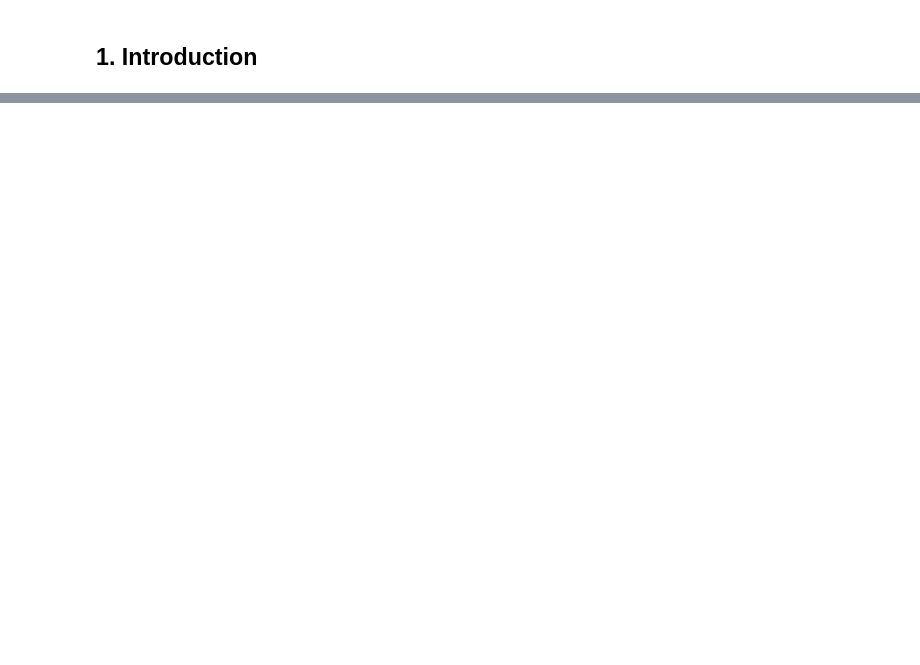
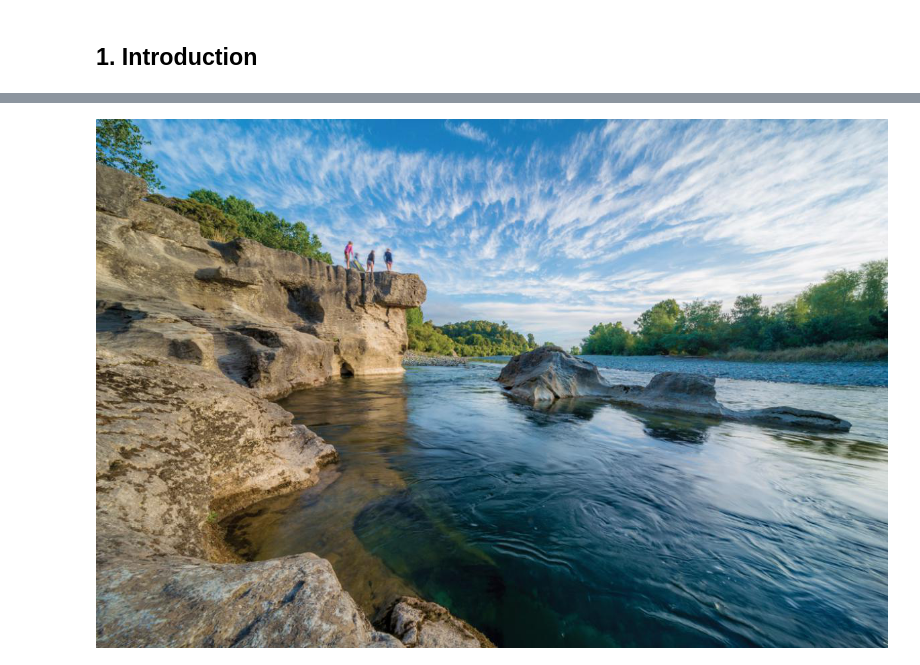
Before and after one commit to CurtinIDS/miri, a Jupyter notebook: tutorial.ipynb, the cells around one changed output, grey strips where cells are left out. Saved outputs shown, nothing was run; the diff lists cells and outputs as text; code cells hidden in the pictures; blank space fills up the shorter version.

```diff
--- a/tutorial.ipynb
+++ b/tutorial.ipynb
@@ -192,0 +380,5 @@ mod.fit_generator(fake_image(),steps_per_epoch=10,epochs=2)
+# %%
+#Open and display an image using PIL Image library
+Image.open('image.jpg')
+# %% [output]
+[figure, added]
```
Also changed, not shown: parts of 89 cells of this notebook, 10 other files.
